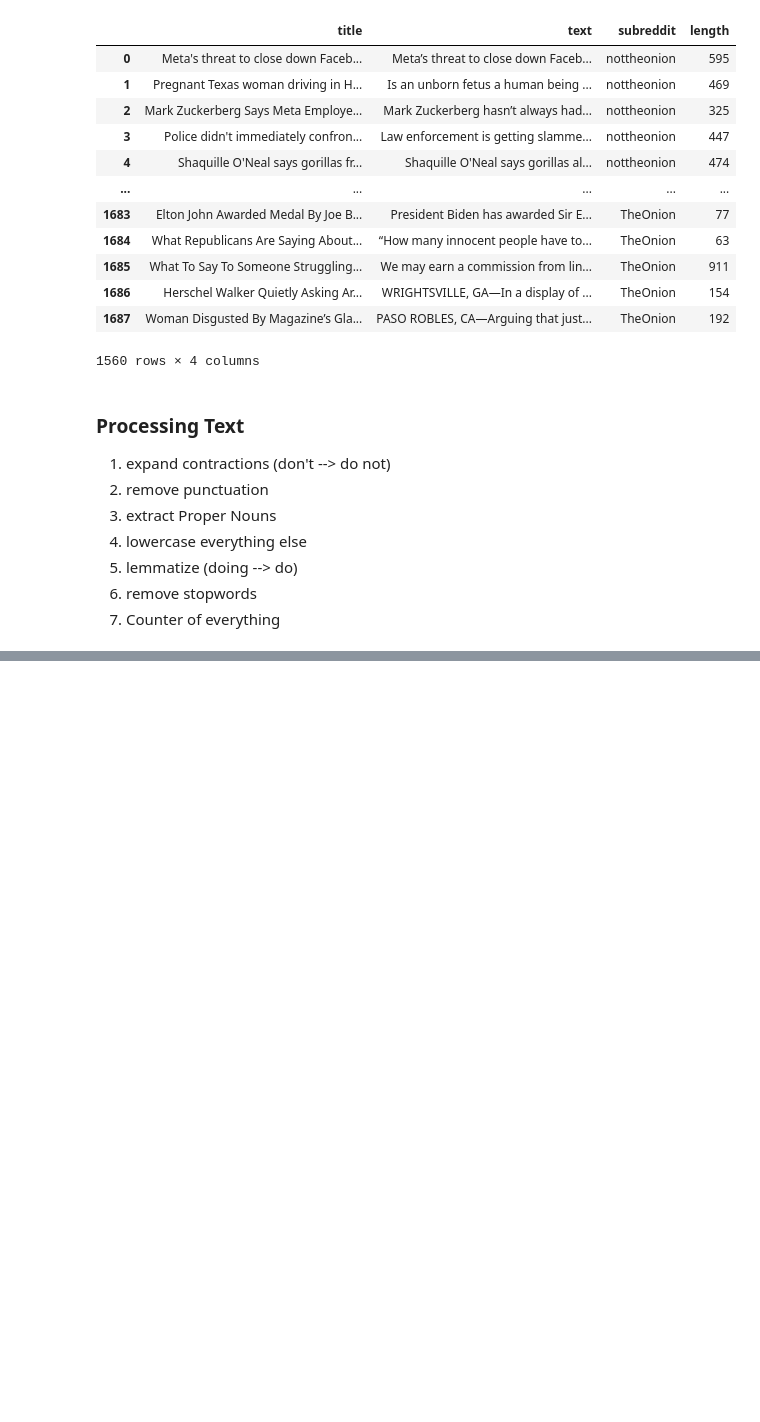
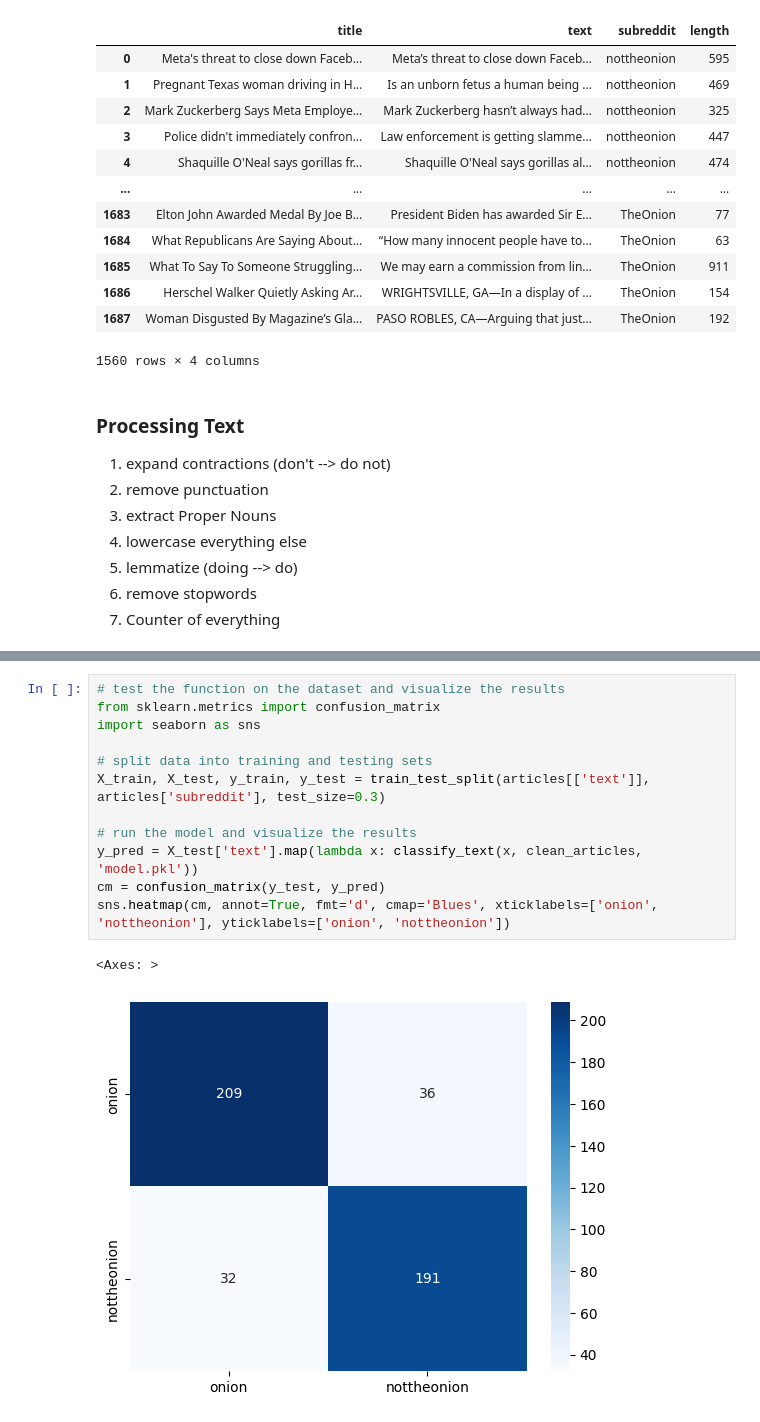
Before and after one commit to fzyang1227/onion-news, a Jupyter notebook: build_counter.ipynb, the cells around one changed output, grey strips where cells are left out. Drawn from its saved outputs; the diff is of its cells as text; blank space fills up the shorter version.

```diff
--- a/build_counter.ipynb
+++ b/build_counter.ipynb
@@ -109,0 +221,15 @@ clean_articles.to_csv('clean_articles.csv', index=False)
+# %%
+# test the function on the dataset and visualize the results
+from sklearn.metrics import confusion_matrix
+import seaborn as sns
+
+# split data into training and testing sets
+X_train, X_test, y_train, y_test = train_test_split(articles[['text']], articles['subreddit'], test_size=0.3)
+
+# run the model and visualize the results
+y_pred = X_test['text'].map(lambda x: classify_text(x, clean_articles, 'model.pkl'))
+cm = confusion_matrix(y_test, y_pred)
+sns.heatmap(cm, annot=True, fmt='d', cmap='Blues', xticklabels=['onion', 'nottheonion'], yticklabels=['onion', 'nottheonion'])
+# %% [output]
+<Axes: >
+[figure, added]
```
Also changed, not shown: parts of 7 cells of this notebook.
